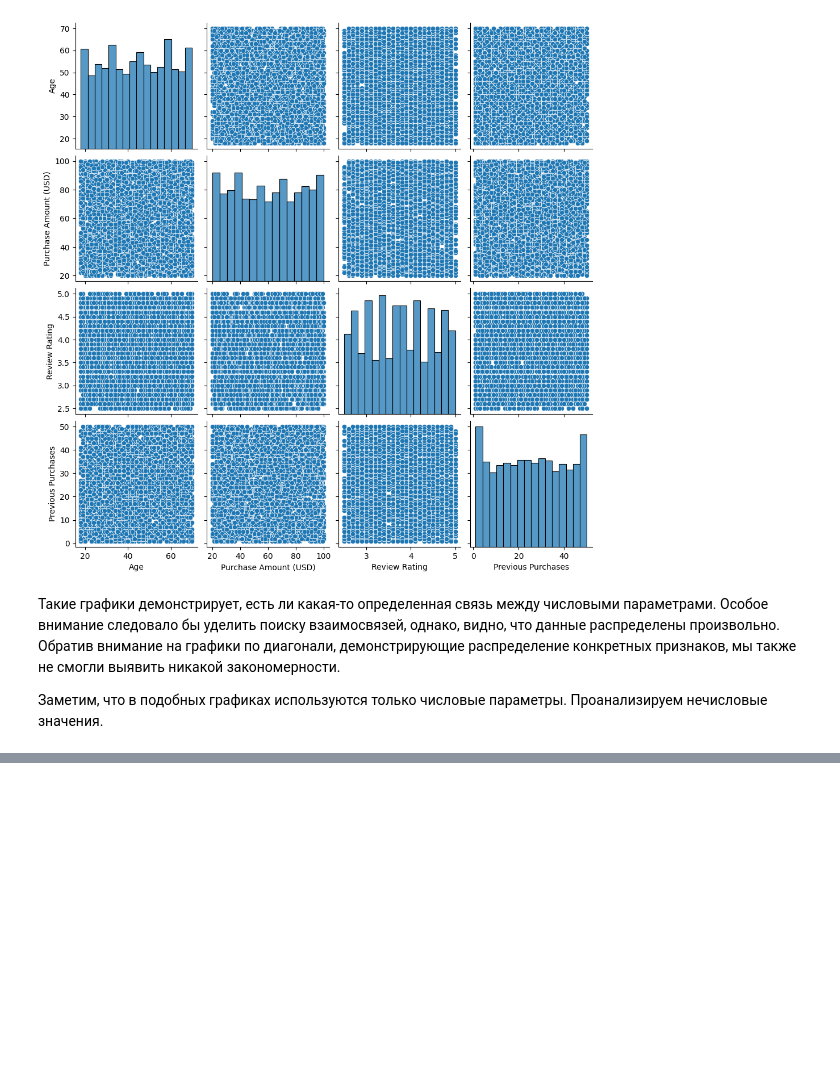
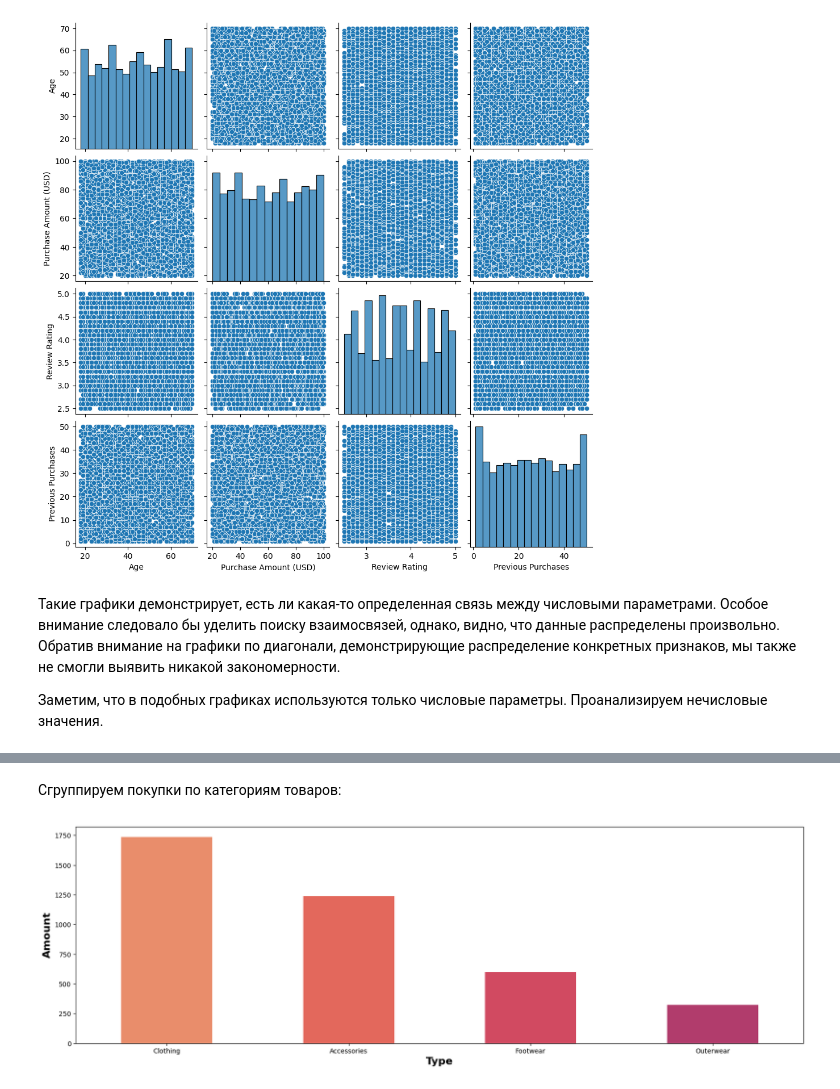
Before and after one commit to helli-op/Linear_Regression, a Jupyter notebook: HIS.ipynb, the cells around one changed output, grey strips where cells are left out. Drawn from its saved outputs; the diff is of its cells as text; code cells hidden in the pictures; blank space fills up the shorter version.

Commit message:
Графики

```diff
--- a/HIS.ipynb
+++ b/HIS.ipynb
@@ -128,0 +142,13 @@ sns.pairplot(df); #в продолжение идеи об отсутствии
+# %% [markdown]
+Сгруппируем покупки по категориям товаров:
+# %%
+plt.figure(figsize = (20, 6)) #создаем график
+colors = sns.color_palette("flare") #устанавливаем палитру
+ax = df["Category"].value_counts().plot(kind = 'bar', color = colors, rot = 0) #считаем количество товаров разной категории, определяя столбцы
+ax.set_xticklabels(('Clothing', 'Accessories', 'Footwear', 'Outerwear')) #подписываем столбцы
+#подписываем оси:
+plt.xlabel('Type', weight = "bold", fontsize = 16)
+plt.ylabel('Amount', weight = "bold", fontsize = 16)
+plt.show()
+# %% [output]
+[figure, added]
```
Also changed, not shown: parts of 4 cells of this notebook.
